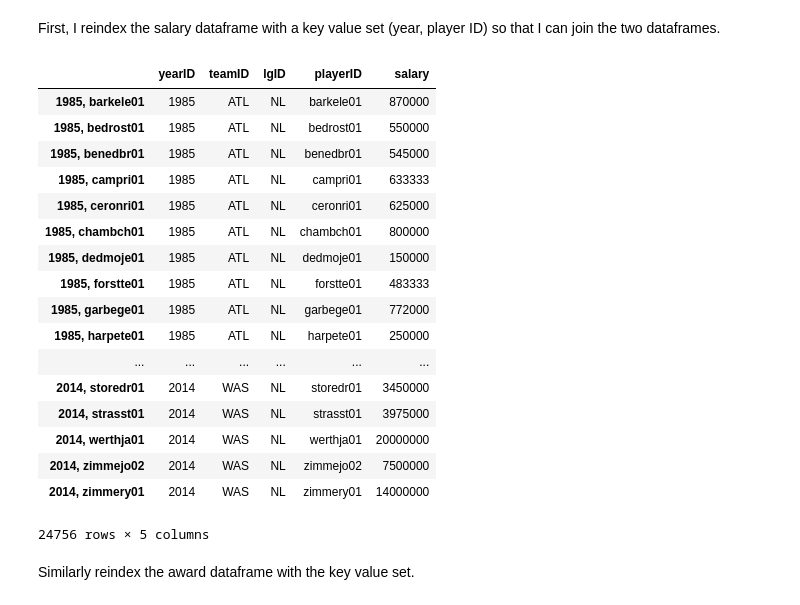
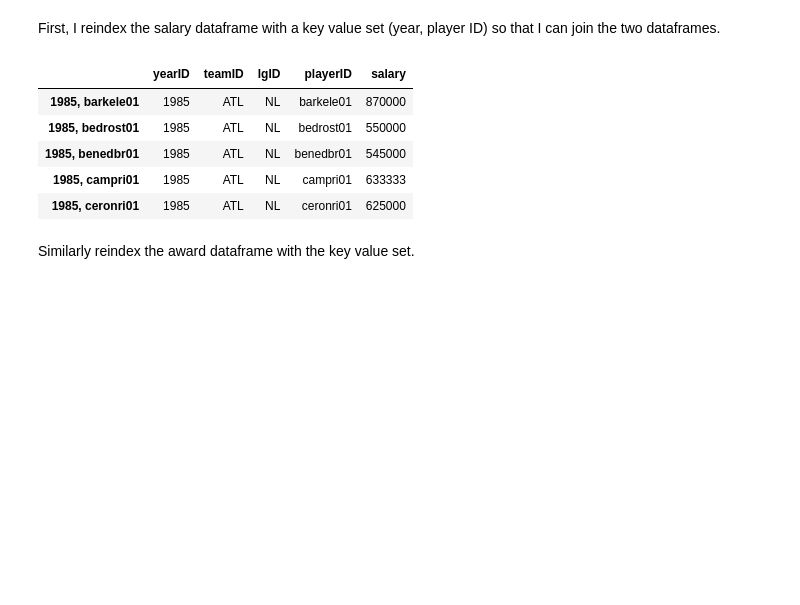
Before and after one commit to wonjunee/investigate-a-dataset, a Jupyter notebook: P2_baseball.ipynb, the cells around one changed output. Cells and saved outputs as stored; diff of their text form; code cells hidden in the pictures; blank space fills up the shorter version.

```diff
--- a/P2_baseball.ipynb
+++ b/P2_baseball.ipynb
@@ -333,28 +321,16 @@ First, I reindex the salary dataframe with a key value set (year, player ID) so
 # %%
 # Set key value as (year, player ID) for salariesDF
 keyValue = ("{}, {}".format(salariesDF["yearID"].iloc[i],salariesDF["playerID"].iloc[i]) for i in range(len(salariesDF)))
 
 salariesDFkv = pd.DataFrame(salariesDF.values, columns = list(salariesDF.columns.values), index = list(keyValue))
-salariesDFkv
+salariesDFkv.head()
 # %% [output]
 |  | yearID | teamID | lgID | playerID | salary |
 | 1985, barkele01 | 1985 | ATL | NL | barkele01 | 870000 |
 | 1985, bedrost01 | 1985 | ATL | NL | bedrost01 | 550000 |
 | 1985, benedbr01 | 1985 | ATL | NL | benedbr01 | 545000 |
 | 1985, campri01 | 1985 | ATL | NL | campri01 | 633333 |
 | 1985, ceronri01 | 1985 | ATL | NL | ceronri01 | 625000 |
-| 1985, chambch01 | 1985 | ATL | NL | chambch01 | 800000 |
-| 1985, dedmoje01 | 1985 | ATL | NL | dedmoje01 | 150000 |
-| 1985, forstte01 | 1985 | ATL | NL | forstte01 | 483333 |
-| 1985, garbege01 | 1985 | ATL | NL | garbege01 | 772000 |
-| 1985, harpete01 | 1985 | ATL | NL | harpete01 | 250000 |
-| ... | ... | ... | ... | ... | ... |
-| 2014, storedr01 | 2014 | WAS | NL | storedr01 | 3450000 |
-| 2014, strasst01 | 2014 | WAS | NL | strasst01 | 3975000 |
-| 2014, werthja01 | 2014 | WAS | NL | werthja01 | 20000000 |
-| 2014, zimmejo02 | 2014 | WAS | NL | zimmejo02 | 7500000 |
-| 2014, zimmery01 | 2014 | WAS | NL | zimmery01 | 14000000 |
-24756 rows × 5 columns
 # %% [markdown]
 Similarly reindex the award dataframe with the key value set.
 # %%
```
Also changed, not shown: parts of 10 cells of this notebook, 1 other file.
